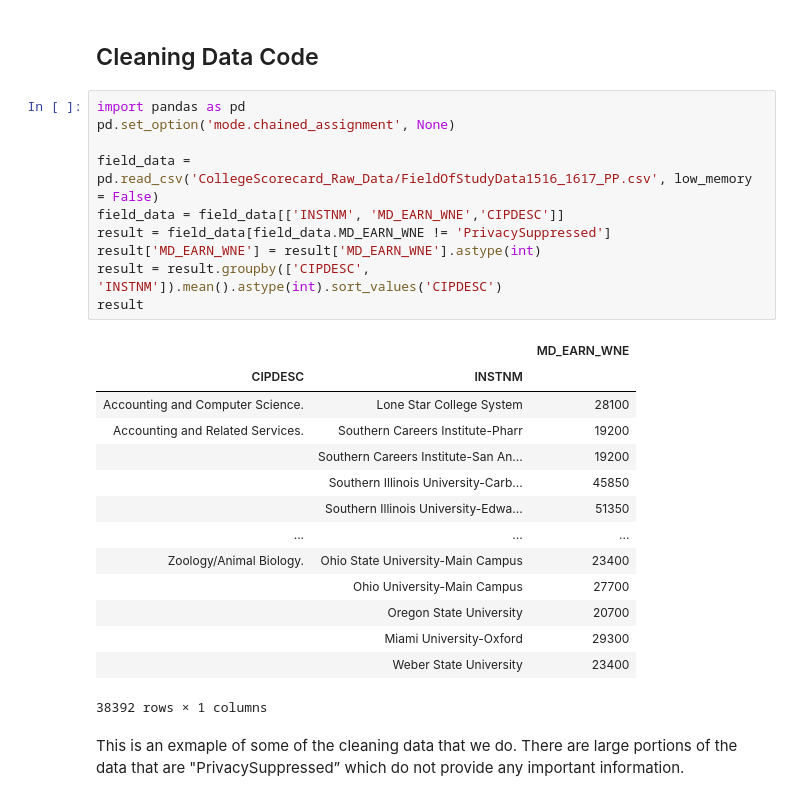
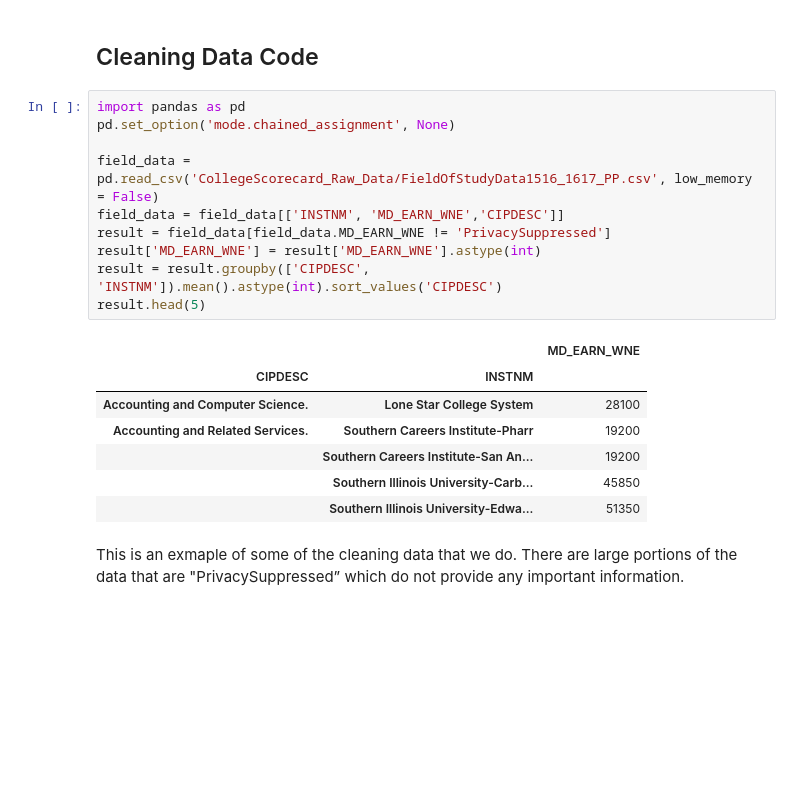
Before and after one commit to YJDave/cs418-s20-cs418_spring20_mighty_python, a Jupyter notebook: Final Report.ipynb, the cells around one changed output. Cells and saved outputs as stored; diff of their text form; blank space fills up the shorter version.

```diff
--- a/Final Report.ipynb
+++ b/Final Report.ipynb
@@ -33,28 +33,21 @@ The cleaned code below is an example of the cleaning process we did where we wou
 # %%
 import pandas as pd
 pd.set_option('mode.chained_assignment', None)
 
 field_data = pd.read_csv('CollegeScorecard_Raw_Data/FieldOfStudyData1516_1617_PP.csv', low_memory = False)
 field_data = field_data[['INSTNM', 'MD_EARN_WNE','CIPDESC']]
 result = field_data[field_data.MD_EARN_WNE != 'PrivacySuppressed']
 result['MD_EARN_WNE'] = result['MD_EARN_WNE'].astype(int)
 result = result.groupby(['CIPDESC', 'INSTNM']).mean().astype(int).sort_values('CIPDESC')
-result
+result.head(5)
 # %% [output]
 |  |  | MD_EARN_WNE |
 | CIPDESC | INSTNM |  |
 | Accounting and Computer Science. | Lone Star College System | 28100 |
 | Accounting and Related Services. | Southern Careers Institute-Pharr | 19200 |
 |  | Southern Careers Institute-San An... | 19200 |
 |  | Southern Illinois University-Carb... | 45850 |
 |  | Southern Illinois University-Edwa... | 51350 |
-| ... | ... | ... |
-| Zoology/Animal Biology. | Ohio State University-Main Campus | 23400 |
-|  | Ohio University-Main Campus | 27700 |
-|  | Oregon State University | 20700 |
-|  | Miami University-Oxford | 29300 |
-|  | Weber State University | 23400 |
-38392 rows × 1 columns
 # %% [markdown]
 This is an exmaple of some of the cleaning data that we do. There are large portions of the data that are "PrivacySuppressed” which do not provide any important information.
 # %% [markdown]
```
Also changed, not shown: parts of 8 cells of this notebook.
